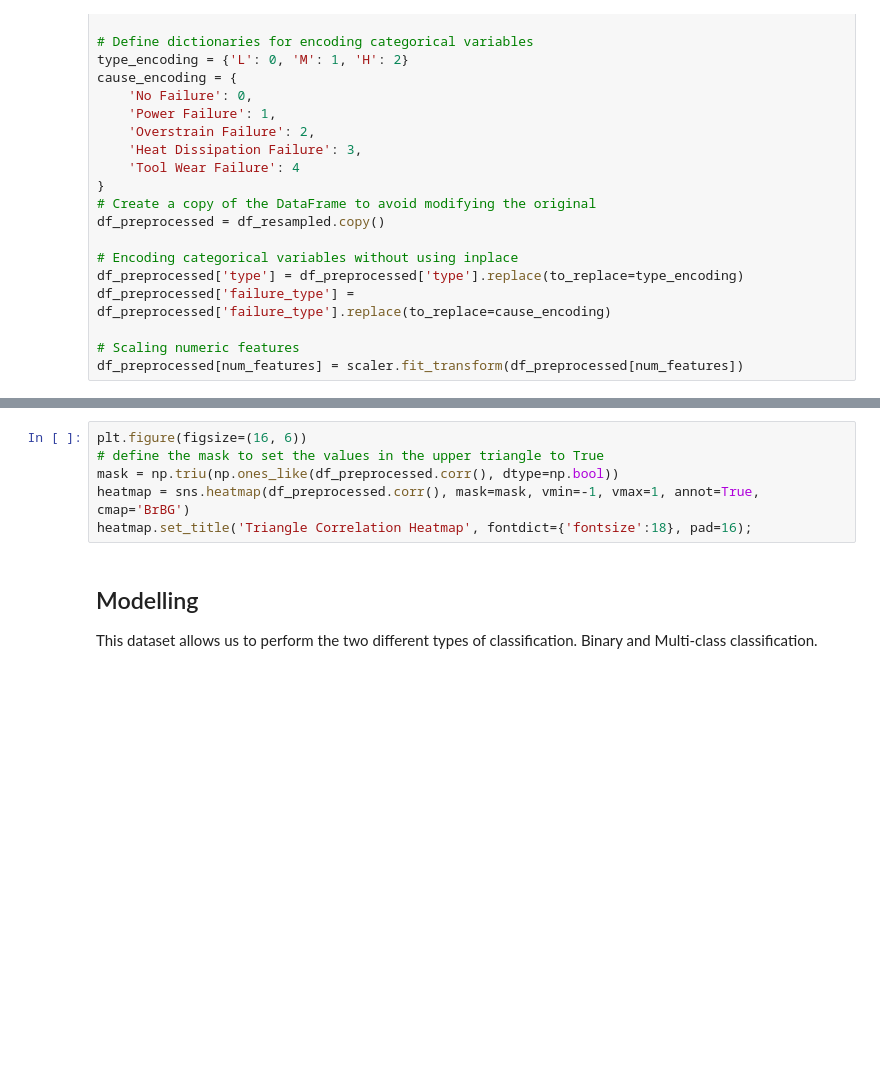
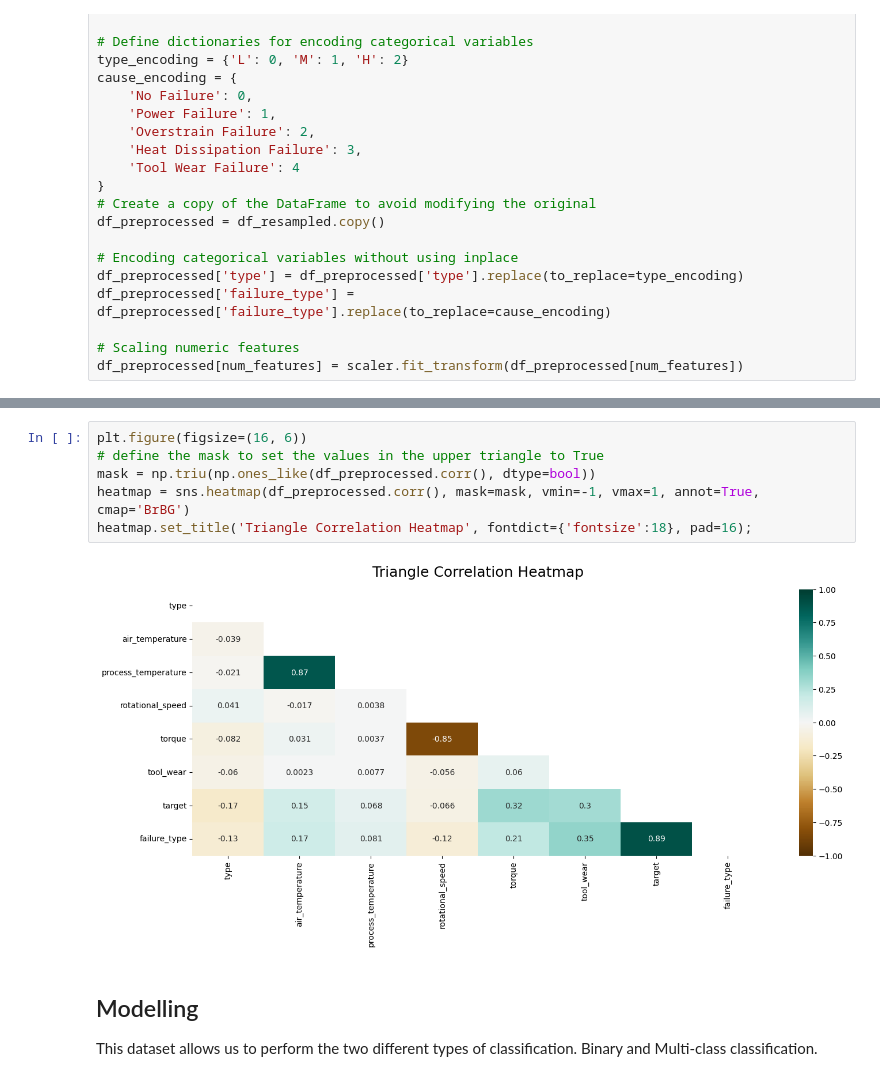
Before and after one commit to iyissa/ml-portfolio, a Jupyter notebook: notebooks/machine_predict.ipynb, the cells around one changed output, grey strips where cells are left out. Drawn from its saved outputs; the diff is of its cells as text; blank space fills up the shorter version.

```diff
--- a/notebooks/machine_predict.ipynb
+++ b/notebooks/machine_predict.ipynb
@@ -305,9 +406,11 @@ plt.show()
 # %%
 plt.figure(figsize=(16, 6))
 # define the mask to set the values in the upper triangle to True
-mask = np.triu(np.ones_like(df_preprocessed.corr(), dtype=np.bool))
+mask = np.triu(np.ones_like(df_preprocessed.corr(), dtype=bool))
 heatmap = sns.heatmap(df_preprocessed.corr(), mask=mask, vmin=-1, vmax=1, annot=True, cmap='BrBG')
 heatmap.set_title('Triangle Correlation Heatmap', fontdict={'fontsize':18}, pad=16);
+# %% [output]
+[figure, added]
 # %% [markdown]
 ## Modelling
 
```
Also changed, not shown: parts of 38 cells of this notebook, 2 other files.
